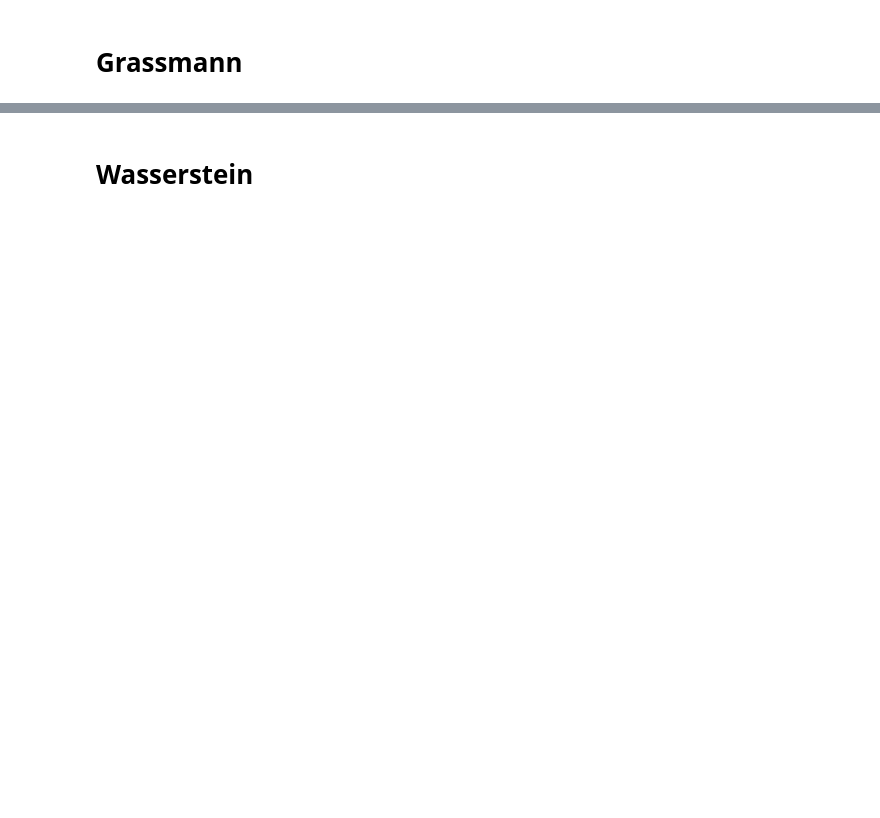
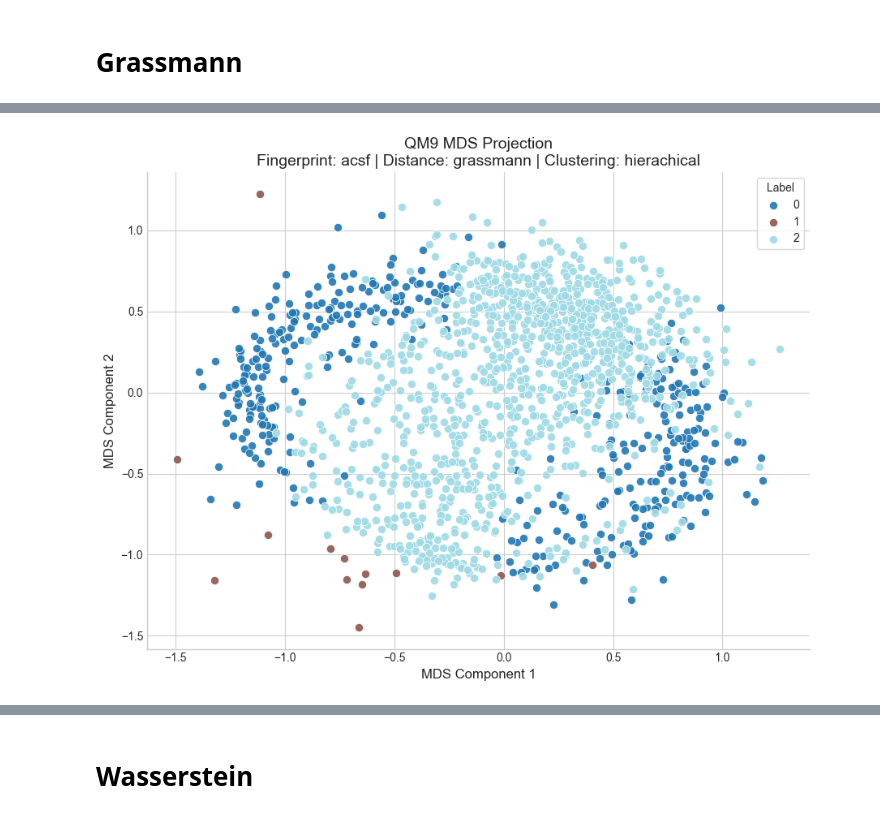
Before and after one commit to karlfindhansen/Non-Euclidean-Distances-in-Molecular-Representation, a Jupyter notebook: notebooks/QM9/clustering/non_euclidean/descriptors/eval_acsf.ipynb, the cells around one changed output, grey strips where cells are left out. Saved outputs shown, nothing was run; the diff lists cells and outputs as text; code cells hidden in the pictures; blank space fills up the shorter version.

```diff
--- a/notebooks/QM9/clustering/non_euclidean/descriptors/eval_acsf.ipynb
+++ b/notebooks/QM9/clustering/non_euclidean/descriptors/eval_acsf.ipynb
@@ -167,11 +167,12 @@ shape: (3, 73)
 # %%
 _ = plot_distance_matrix_projection(
     dist_matrix=dist_matrix_grass,
     fingerprint="acsf",
     distance_metric="grassmann",
-    projection_method="ISOMAP",
+    projection_method="MDS",
     dataset_name="qm9",
     labels=labels_hier_grass,
     clustering_method="hierachical"
 )
 # %% [output]
+[figure, added]
```
Also changed, not shown: parts of 19 cells of this notebook, 13 other files.
